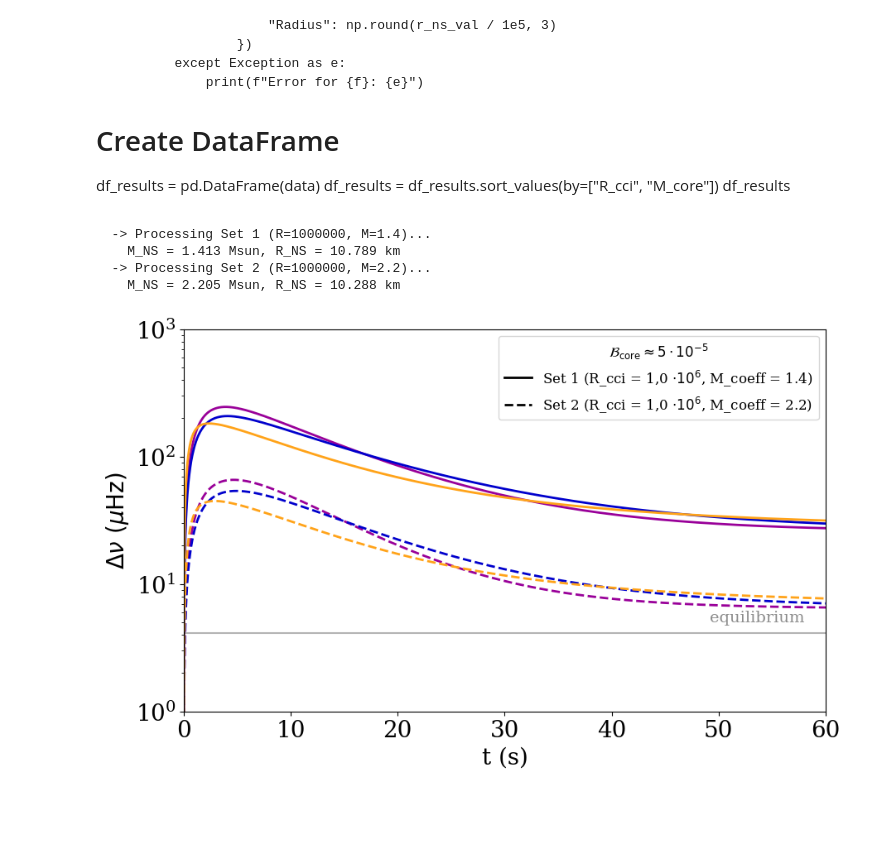
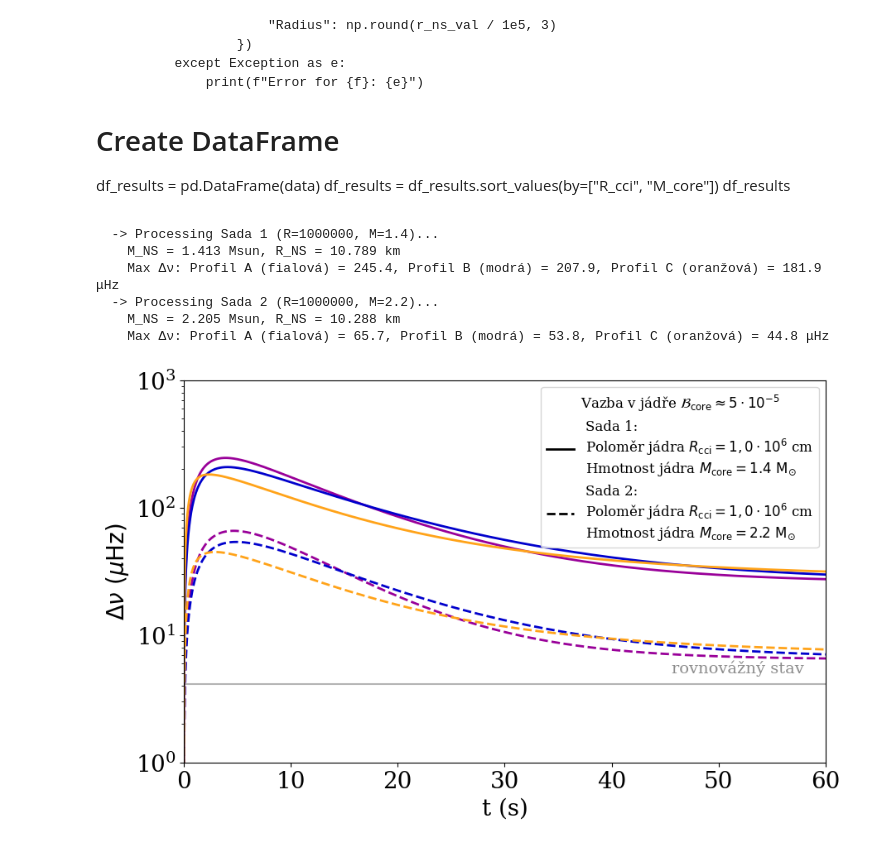
Before and after one commit to nela-michalkova/diplomova-prace, a Jupyter notebook: glitchrises-master/rapid_crust_coupling.ipynb, the cells around one changed output. Cells and saved outputs as stored; diff of their text form; code cells hidden in the pictures; folded sections open; blank space fills up the shorter version.

```diff
--- a/glitchrises-master/rapid_crust_coupling.ipynb
+++ b/glitchrises-master/rapid_crust_coupling.ipynb
@@ -1974,54 +1974,58 @@ def run_glitch_simulation(R_cci_1, M_coeff_1, R_cci_2, M_coeff_2):
 
     # Simulace obou sad
     for R_cci, M_coeff, ls, set_name in [
-        (R_cci_1, M_coeff_1, "-", "Set 1"),
-        (R_cci_2, M_coeff_2, "--", "Set 2"),
+        (R_cci_1, M_coeff_1, "-", "Sada 1"),
+        (R_cci_2, M_coeff_2, "--", "Sada 2"),
     ]:
         print(f"  -> Processing {set_name} (R={R_cci}, M={M_coeff})...")
         t_sim, curves = _simulate_one_set(R_cci, M_coeff)
+        max_A, max_B, max_C = [np.max(c) * 1e6 for c in curves]
+        print(f"    Max Δν: Profil A (fialová) = {max_A:.1f}, Profil B (modrá) = {max_B:.1f}, Profil C (oranžová) = {max_C:.1f} μHz")
         for i, del_nu in enumerate(curves):
             ax.plot(
                 t_sim, 1e6 * del_nu, ls,
                 linewidth=2, color=colors[i],
-                label=f"{profile_names[i]} ({set_name})"
+                label=f"Profil {profile_names[i]} ({set_name})"
             )
 
     # Rovnovážná čára
     ax.axhline(del_nu_equilibrium, color="black", alpha=0.3)
-    ax.text(58, del_nu_equilibrium * 1.15, "equilibrium", color="gray", ha="right", va="bottom", fontsize=14, alpha=0.9)
+    ax.text(58, del_nu_equilibrium * 1.15, "rovnovážný stav", color="gray", ha="right", va="bottom", fontsize=14, alpha=0.9)
 
     # Formátování
 #     ax.set_xscale('log')
     ax.set_xlim(0, 60)
     ax.set_ylim(1, 1000)
     ax.set_yscale('log')
     ax.set_xlabel(r"t (s)")
     ax.set_ylabel(r"$\Delta\nu\ (\mu{\rm Hz})$")
 
 
     import matplotlib.lines as mlines
     # Přidání vlastních popisků pro sady
     val_r1 = f"{R_cci_1/1e6:.1f}".replace('.', ',')
-    label1 = f"Set 1 (R_cci = {val_r1} $\\cdot 10^6$, M_coeff = {M_coeff_1})"
+    label1 = "Sada 1:\n" + r"Poloměr jádra $R_{\rm cci} = " + str(val_r1) + r" \cdot 10^6$ cm" + "\n" + r"Hmotnost jádra $M_{\rm core} = " + str(M_coeff_1) + r"\ {\rm M}_{\odot}$"
     line_set1 = mlines.Line2D([], [], color='black', ls='-', linewidth=2, label=label1)
     val_r2 = f"{R_cci_2/1e6:.1f}".replace('.', ',')
-    label2 = f"Set 2 (R_cci = {val_r2} $\\cdot 10^6$, M_coeff = {M_coeff_2})"
+    label2 = "Sada 2:\n" + r"Poloměr jádra $R_{\rm cci} = " + str(val_r2) + r" \cdot 10^6$ cm" + "\n" + r"Hmotnost jádra $M_{\rm core} = " + str(M_coeff_2) + r"\ {\rm M}_{\odot}$"
     line_set2 = mlines.Line2D([], [], color='black', ls='--', linewidth=2, label=label2)
-    b_core_text = r"$\mathcal{B}_{\rm core} \approx 5 \cdot 10^{-5}$"
+    b_core_text = r"Vazba v jádře $\mathcal{B}_{\rm core} \approx 5 \cdot 10^{-5}$"
     ax.legend(handles=[line_set1, line_set2], loc='upper right', fontsize=12, title=b_core_text, title_fontsize=12)
 
 
 # Example usage:
 R_cci_1 = 1000000
 M_coeff_1 = 1.4
 
 R_cci_2 = 1000000
 M_coeff_2 = 2.2
 
 run_glitch_simulation(R_cci_1, M_coeff_1, R_cci_2, M_coeff_2)
 # %% [output]
-  -> Processing Set 1 (R=1000000, M=1.4)...
+  -> Processing Sada 1 (R=1000000, M=1.4)...
     M_NS = 1.413 Msun, R_NS = 10.789 km
-  -> Processing Set 2 (R=1000000, M=2.2)...
+    Max Δν: Profil A (fialová) = 245.4, Profil B (modrá) = 207.9, Profil C (oranžová) = 181.9 μHz
+  -> Processing Sada 2 (R=1000000, M=2.2)...
     M_NS = 2.205 Msun, R_NS = 10.288 km
+    Max Δν: Profil A (fialová) = 65.7, Profil B (modrá) = 53.8, Profil C (oranžová) = 44.8 μHz
-[figure, old version]
+[figure, new version]
```
Also changed, not shown: 12 other files.
